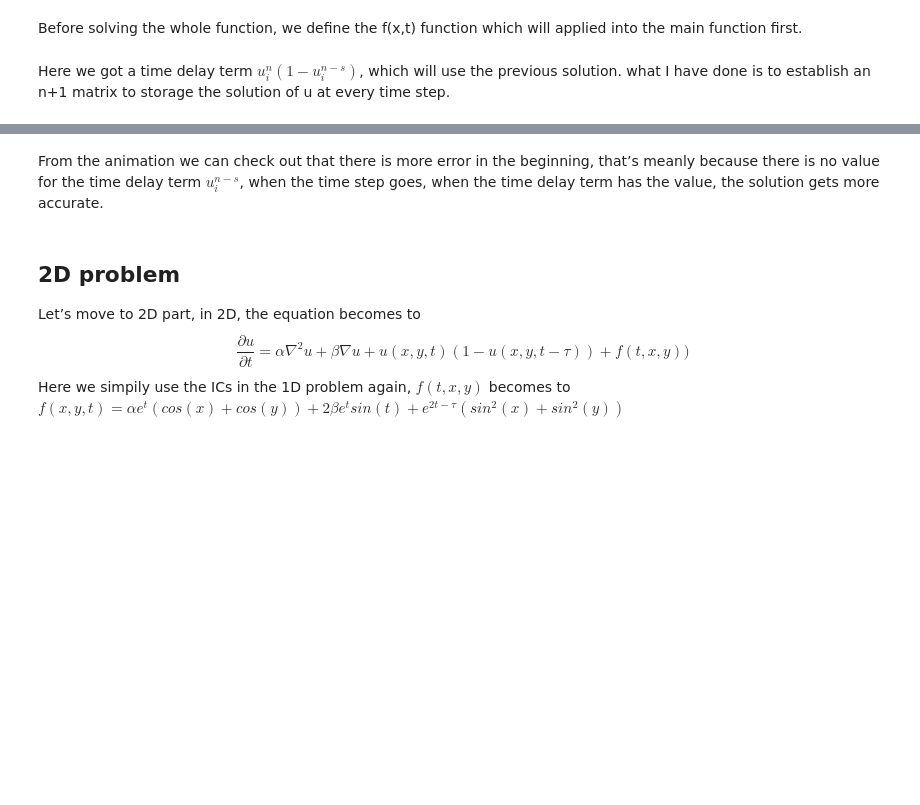
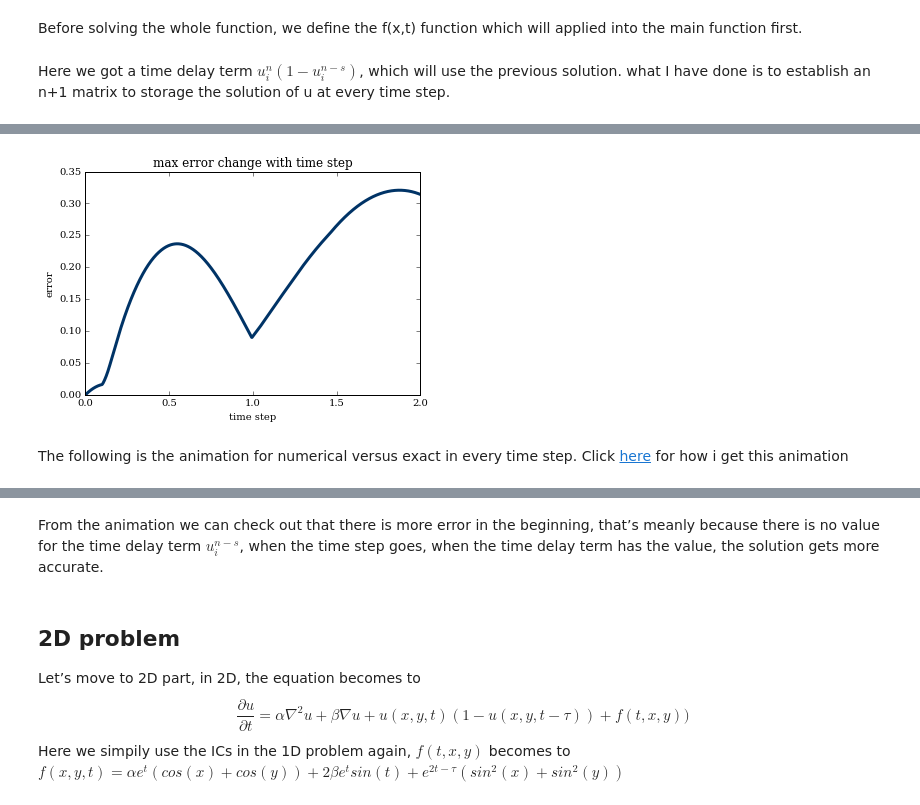
Before and after one commit to numerical-mooc/assignment-bank-2016, a Jupyter notebook: jameswu/Time_Delay_PDE.ipynb, the cells around one changed output, grey strips where cells are left out. Saved outputs shown, nothing was run; the diff lists cells and outputs as text; code cells hidden in the pictures; blank space fills up the shorter version.

Commit message:
removed animation to another ipynb and link it to save space add error

```diff
--- a/jameswu/Time_Delay_PDE.ipynb
+++ b/jameswu/Time_Delay_PDE.ipynb
@@ -48,6 +48,7 @@ def fxt(x,t):
 # %% [markdown]
 Here we got a time delay term $u_{i}^{n}(1 - u_{i}^{n-s})$, which will use the previous solution. what I have done is to establish an n+1 matrix to storage the solution of u at every time step.
 # %%
+
 def func_u(u, x, nt, dt, dx,s):
     """solves the DPDE with forward time center difference scheme
     Parameters:
@@ -63,6 +64,8 @@ def func_u(u, x, nt, dt, dx,s):
     u: array of float, solutions for the DPDE
     """
     un = numpy.zeros_like(u)
+    u_exact = numpy.zeros_like(u)
+    err = numpy.zeros(nt+1)
     unt = numpy.zeros((nt+1,nx))
     i = 0
     for n in range(nt):
@@ -76,4 +79,6 @@ def func_u(u, x, nt, dt, dx,s):
         u[-1] = numpy.exp(dt*i)*numpy.sin(L)                        #BC
         unt[i,:] = u[:]                                             #update time delay term for the futher use
         i = i + 1
-    return u
+        u_exact = numpy.exp(dt*i)*numpy.sin(x)                      #exact solution for the function
+        err[i] = numpy.max(numpy.abs(u-u_exact))                    #prepare for the error
+    return u, err
@@ -83,2 +85,5 @@ u_exact = numpy.exp(T)*numpy.sin(x)
+# %%
+u_num = func_u(u0.copy(), x, nt, dt, dx,s)[0]       #numerical value for u
+err_u = func_u(u0.copy(), x, nt, dt, dx,s)[1]       #greatest error in every time step
 # %% [markdown]
 ### Calculate the error
@@ -115,0 +91,10 @@ HTML(anim.to_html5_video())
+# %%
+err_u
+pyplot.plot(numpy.linspace(0,T,nt+1), err_u, color='#003366', ls='-', lw=3)
+pyplot.title('max error change with time step')
+pyplot.xlabel('time step')
+pyplot.ylabel('error');
+# %% [output]
+[figure, added]
+# %% [markdown]
+The following is the animation for numerical versus exact in every time step. Click [here](./num_vs_exact.ipynb) for how i get this animation
```
Also changed, not shown: parts of 5 cells of this notebook, 2 other files.
